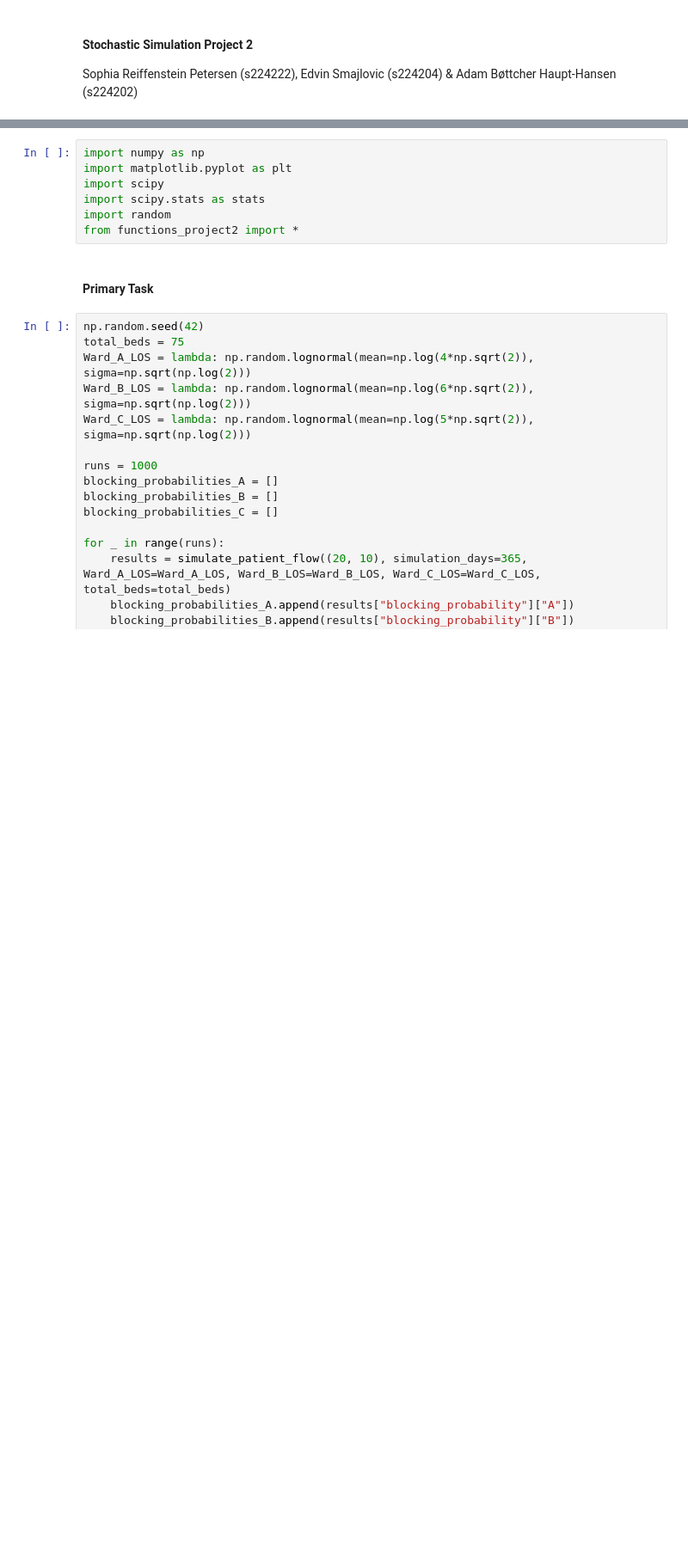
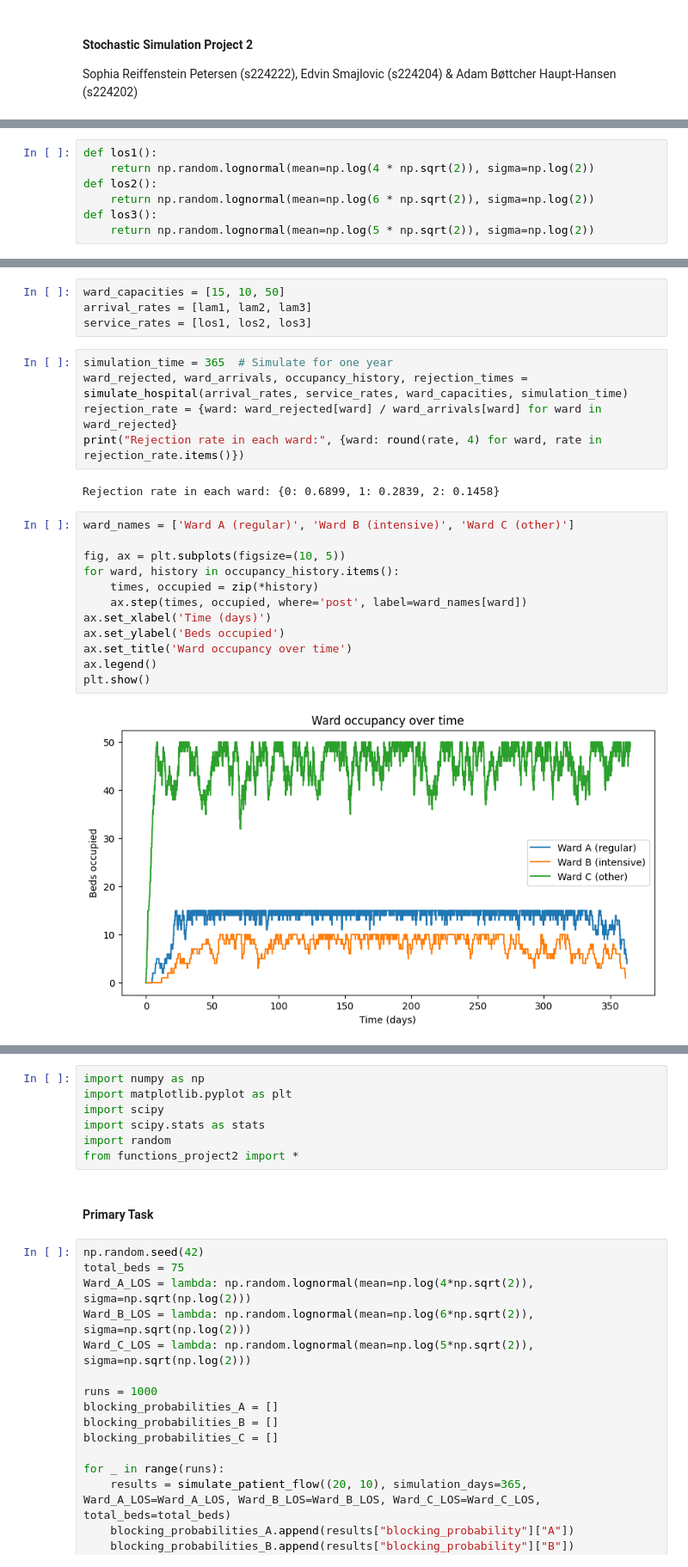
Before and after one commit to SophiaRP00/Stochastic_Project2, a Jupyter notebook: Source_Code_Project2.ipynb, the cells around one changed output, grey strips where cells are left out. Shown at 86% size. Cells and saved outputs as stored; diff of their text form; blank space fills up the shorter version.

```diff
--- a/Source_Code_Project2.ipynb
+++ b/Source_Code_Project2.ipynb
@@ -3,0 +35,7 @@ Sophia Reiffenstein Petersen (s224222), Edvin Smajlovic (s224204) & Adam Bøttch
+# %%
+def los1():
+    return np.random.lognormal(mean=np.log(4 * np.sqrt(2)), sigma=np.log(2))
+def los2():
+    return np.random.lognormal(mean=np.log(6 * np.sqrt(2)), sigma=np.log(2))
+def los3():
+    return np.random.lognormal(mean=np.log(5 * np.sqrt(2)), sigma=np.log(2))
@@ -3,0 +98,25 @@ Sophia Reiffenstein Petersen (s224222), Edvin Smajlovic (s224204) & Adam Bøttch
+# %%
+ward_capacities = [15, 10, 50]
+arrival_rates = [lam1, lam2, lam3]
+service_rates = [los1, los2, los3]
+# %%
+simulation_time = 365  # Simulate for one year
+ward_rejected, ward_arrivals, occupancy_history, rejection_times = simulate_hospital(arrival_rates, service_rates, ward_capacities, simulation_time)
+rejection_rate = {ward: ward_rejected[ward] / ward_arrivals[ward] for ward in ward_rejected}
+print("Rejection rate in each ward:", {ward: round(rate, 4) for ward, rate in rejection_rate.items()})
+# %% [output]
+Rejection rate in each ward: {0: 0.6899, 1: 0.2839, 2: 0.1458}
+# %%
+ward_names = ['Ward A (regular)', 'Ward B (intensive)', 'Ward C (other)']
+
+fig, ax = plt.subplots(figsize=(10, 5))
+for ward, history in occupancy_history.items():
+    times, occupied = zip(*history)
+    ax.step(times, occupied, where='post', label=ward_names[ward])
+ax.set_xlabel('Time (days)')
+ax.set_ylabel('Beds occupied')
+ax.set_title('Ward occupancy over time')
+ax.legend()
+plt.show()
+# %% [output]
+[figure, added]
```
Also changed, not shown: parts of 20 cells of this notebook.
